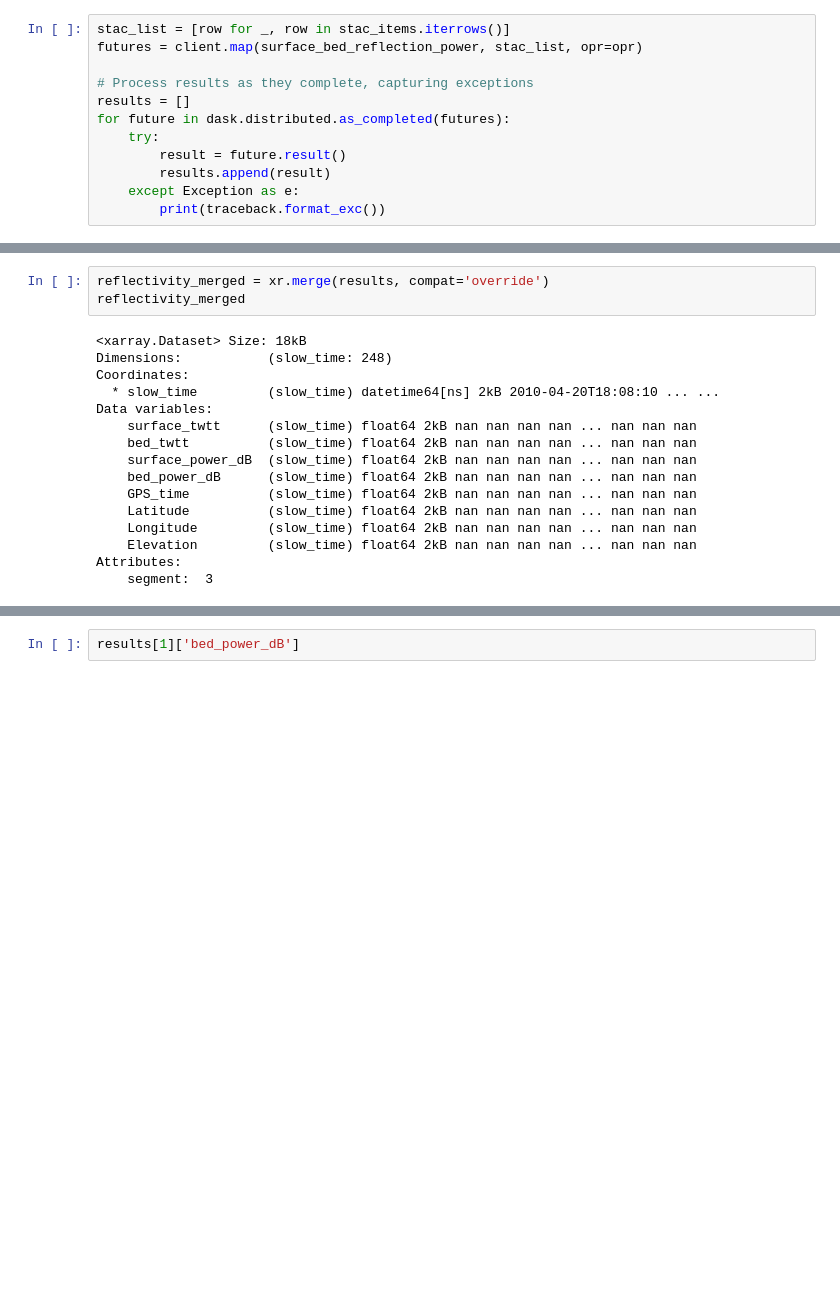
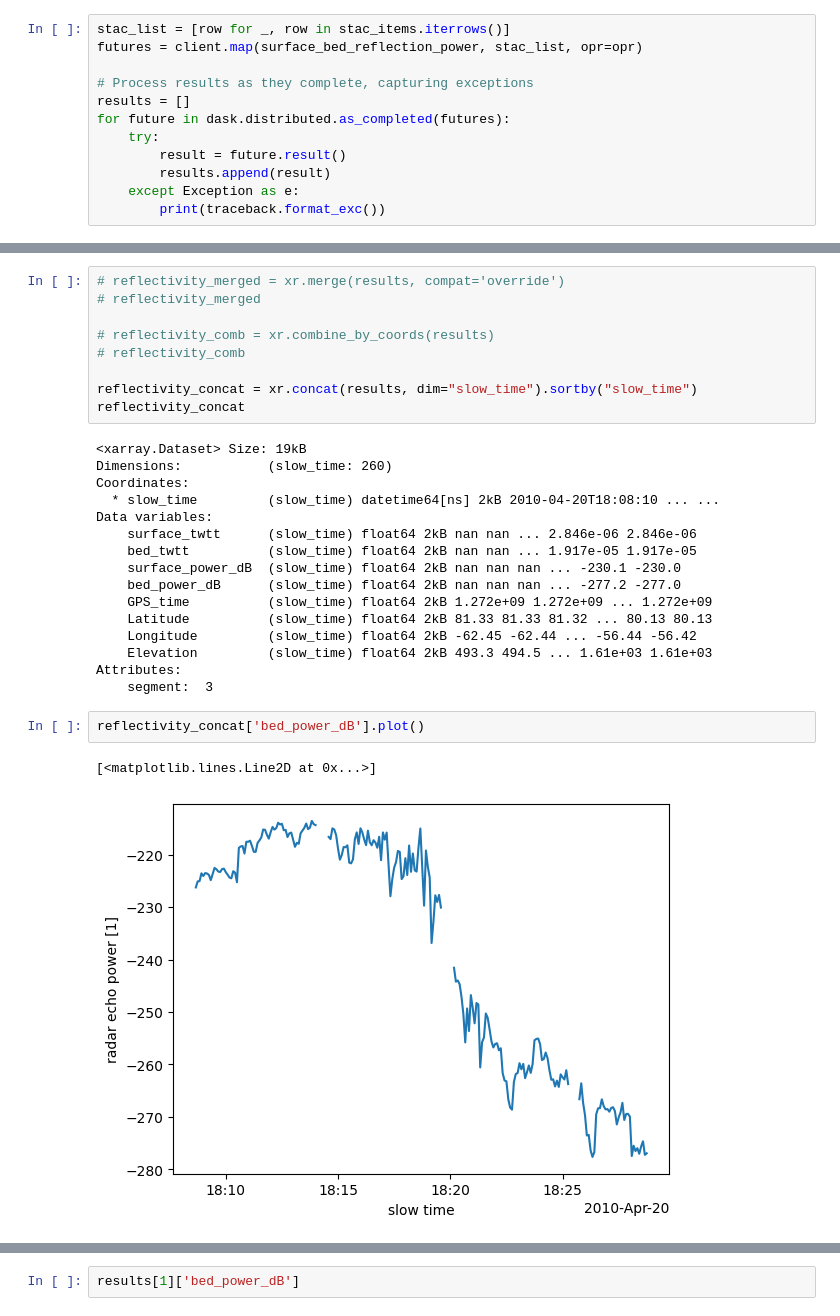
Before and after one commit to shahinmg/xopr-gline, a Jupyter notebook: notebooks/petermann_grounding_zone_comp_merge_frames.ipynb, the cells around one changed output, grey strips where cells are left out. Cells and saved outputs as stored; diff of their text form; blank space fills up the shorter version.

```diff
--- a/notebooks/petermann_grounding_zone_comp_merge_frames.ipynb
+++ b/notebooks/petermann_grounding_zone_comp_merge_frames.ipynb
@@ -389,19 +407,30 @@ for future in dask.distributed.as_completed(futures):
 # %%
-reflectivity_merged = xr.merge(results, compat='override')
-reflectivity_merged
+# reflectivity_merged = xr.merge(results, compat='override')
+# reflectivity_merged
+
+# reflectivity_comb = xr.combine_by_coords(results)
+# reflectivity_comb
+
+reflectivity_concat = xr.concat(results, dim="slow_time").sortby("slow_time")
+reflectivity_concat
 # %% [output]
-<xarray.Dataset> Size: 18kB
-Dimensions:           (slow_time: 248)
+<xarray.Dataset> Size: 19kB
+Dimensions:           (slow_time: 260)
 Coordinates:
   * slow_time         (slow_time) datetime64[ns] 2kB 2010-04-20T18:08:10 ... ...
 Data variables:
-    surface_twtt      (slow_time) float64 2kB nan nan nan nan ... nan nan nan
-    bed_twtt          (slow_time) float64 2kB nan nan nan nan ... nan nan nan
-    surface_power_dB  (slow_time) float64 2kB nan nan nan nan ... nan nan nan
-    bed_power_dB      (slow_time) float64 2kB nan nan nan nan ... nan nan nan
-    GPS_time          (slow_time) float64 2kB nan nan nan nan ... nan nan nan
-    Latitude          (slow_time) float64 2kB nan nan nan nan ... nan nan nan
-    Longitude         (slow_time) float64 2kB nan nan nan nan ... nan nan nan
-    Elevation         (slow_time) float64 2kB nan nan nan nan ... nan nan nan
+    surface_twtt      (slow_time) float64 2kB nan nan ... 2.846e-06 2.846e-06
+    bed_twtt          (slow_time) float64 2kB nan nan ... 1.917e-05 1.917e-05
+    surface_power_dB  (slow_time) float64 2kB nan nan nan ... -230.1 -230.0
+    bed_power_dB      (slow_time) float64 2kB nan nan nan ... -277.2 -277.0
+    GPS_time          (slow_time) float64 2kB 1.272e+09 1.272e+09 ... 1.272e+09
+    Latitude          (slow_time) float64 2kB 81.33 81.33 81.32 ... 80.13 80.13
+    Longitude         (slow_time) float64 2kB -62.45 -62.44 ... -56.44 -56.42
+    Elevation         (slow_time) float64 2kB 493.3 494.5 ... 1.61e+03 1.61e+03
 Attributes:
     segment:  3
+# %%
+reflectivity_concat['bed_power_dB'].plot()
+# %% [output]
+[<matplotlib.lines.Line2D at 0x...>]
+[figure, added]
```
Also changed, not shown: parts of 14 cells of this notebook, 1 other file.
